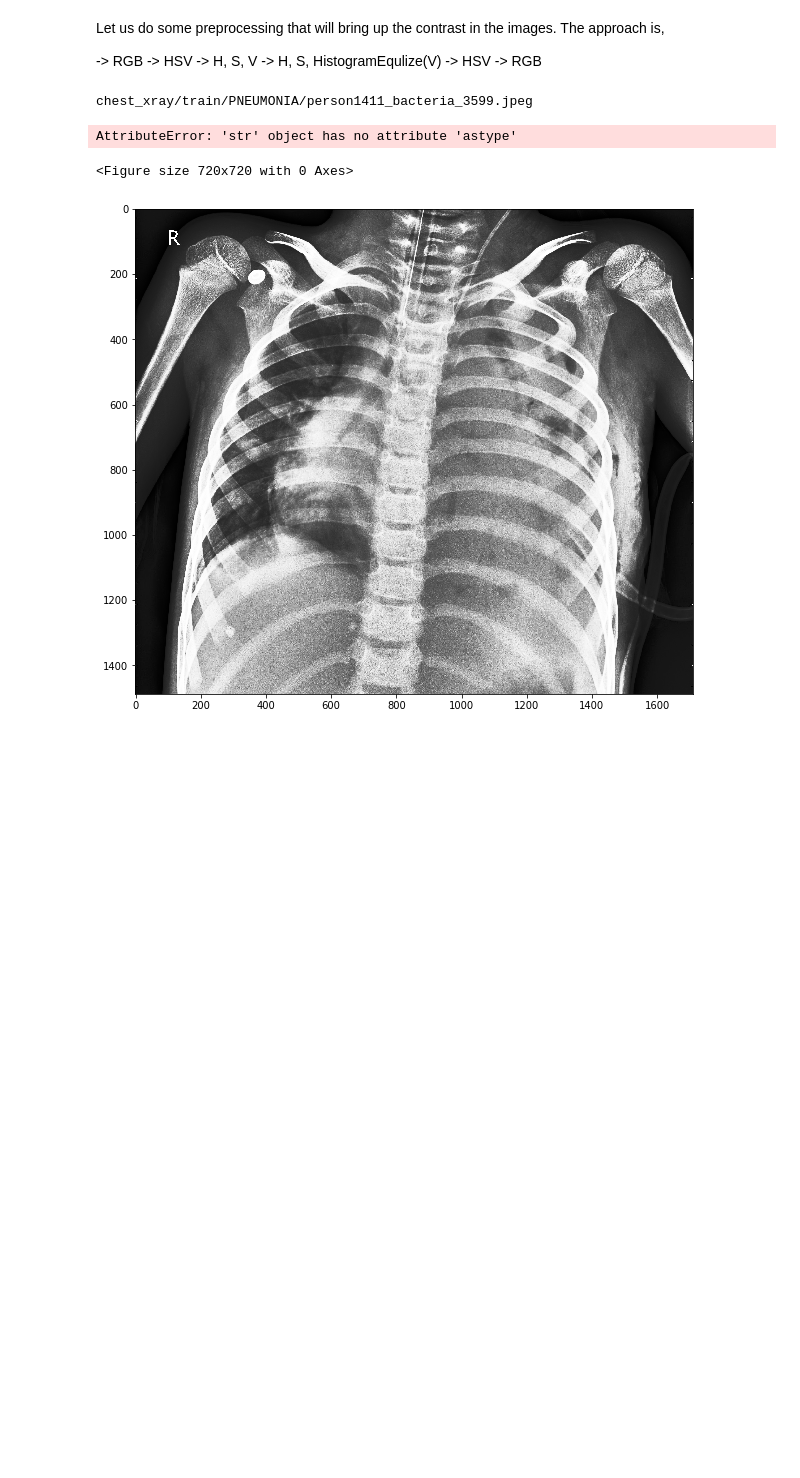
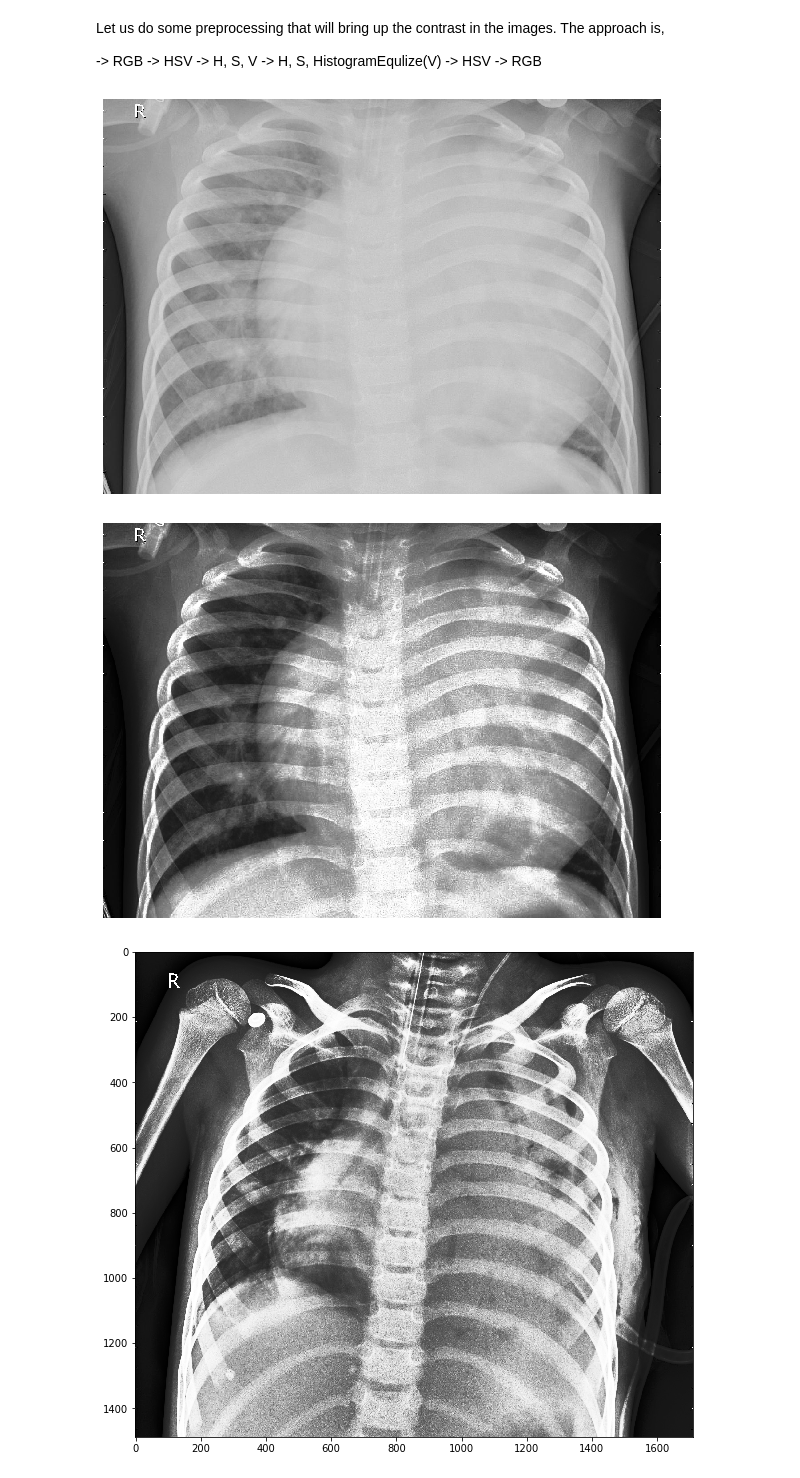
Before and after one commit to KarthikKothareddy/chest_xray, a Jupyter notebook: pneumonia_ea.ipynb, the cells around one changed output. Drawn from its saved outputs; the diff is of its cells as text; code cells hidden in the pictures; blank space fills up the shorter version.

```diff
--- a/pneumonia_ea.ipynb
+++ b/pneumonia_ea.ipynb
@@ -58,17 +58,14 @@ Let us do some preprocessing that will bring up the contrast in the images. The
 def display(image, title=None):
     fig = plt.figure(figsize=(10, 10))
     #plt.imshow(image, cmap="gray")
-    plt.imshow(image.astype("float"))
+    plt.imshow(image)
     plt.title(title)
     plt.axis("off")
     plt.show()
 # %%
-def preprocess(im_path):
-    print(im_path)
-    # read in BGR
-    img = cv2.imread(im_path)
+def preprocess(image):
     # BGR to HSV
-    img = cv2.cvtColor(img, cv2.COLOR_BGR2HSV)
+    img = cv2.cvtColor(image, cv2.COLOR_BGR2HSV)
     # split to H,S,V
     H, S, V = cv2.split(img)
     # histogram equalize
@@ -76,19 +73,18 @@ def preprocess(im_path):
     # join back
     img = cv2.merge([H, S, V])
     # HSV to RGB
-    img = cv2.cvtColor(img, cv2.COLOR_HSV2BGR)
+    img = cv2.cvtColor(img, cv2.COLOR_HSV2RGB)
 
     return img
 # %%
-_image = str(random.sample(pneumonia_train, 1)[0])
+_image = cv2.imread(str(random.sample(pneumonia_train, 1)[0]))
 _image_processed = preprocess(_image)
-# %% [output]
-chest_xray/train/PNEUMONIA/person1411_bacteria_3599.jpeg
 # %%
 display(_image)
+display(_image_processed)
 # %% [output]
-AttributeError: 'str' object has no attribute 'astype'
-<Figure size 720x720 with 0 Axes>
+[figure, added]
+[figure, added]
 # %%
 img = cv2.imread("chest_xray/train/PNEUMONIA/person1411_bacteria_3599.jpeg")
 _img = img
```
